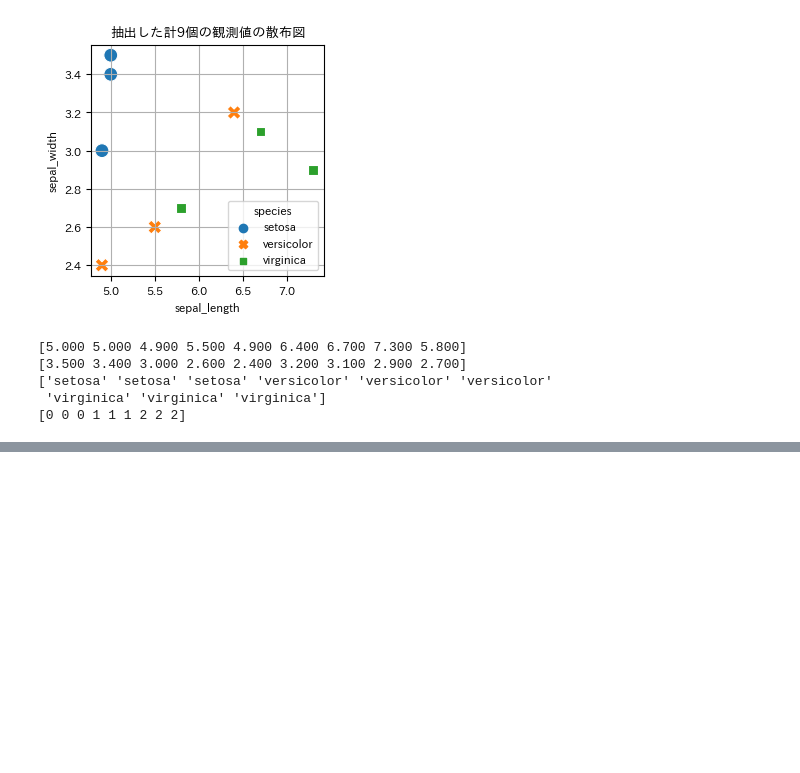
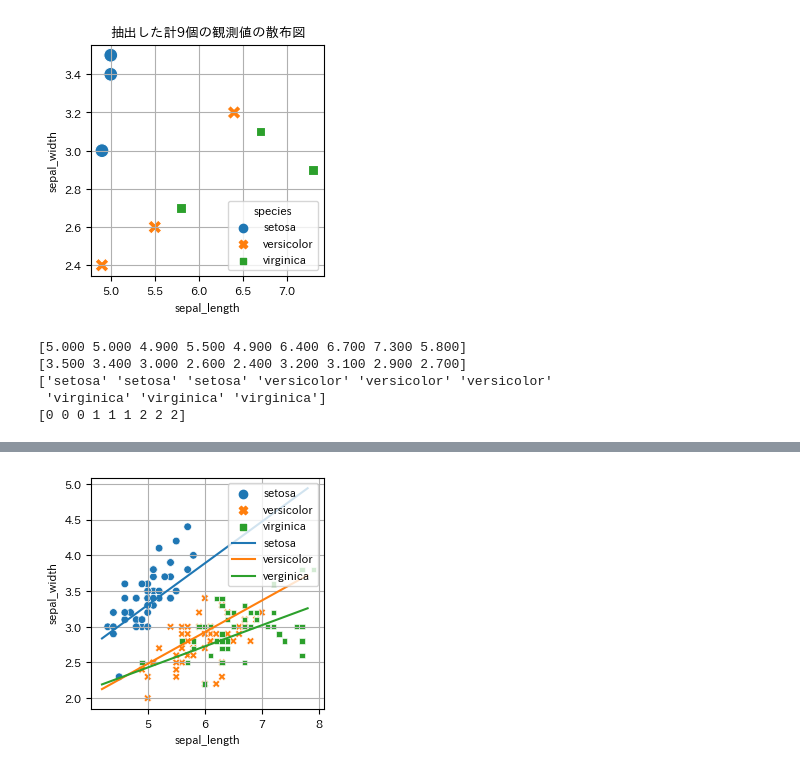
Before and after one commit to makkimaki/python-bayes-intro, a Jupyter notebook: すらすらベイズ写経_2.ipynb, the cells around one changed output, grey strips where cells are left out. Saved outputs shown, nothing was run; the diff lists cells and outputs as text; code cells hidden in the pictures; blank space fills up the shorter version.

```diff
--- a/すらすらベイズ写経_2.ipynb
+++ b/すらすらベイズ写経_2.ipynb
@@ -439,0 +531,24 @@ print(cl)
+# %%
+x_range = np.array([
+    df["sepal_length"].min() - 0.1,
+    df["sepal_length"].max() - 0.1,
+    ])
+y0_range = alpha0 * x_range + beta0
+y1_range = alpha1 * x_range + beta1
+y2_range = alpha2 * x_range + beta2
+
+sns.scatterplot(
+    x="sepal_length",
+    y="sepal_width",
+    data=df,
+    hue="species",
+    style="species",
+    s=30
+    )
+plt.plot(x_range, y0_range, label="setosa")
+plt.plot(x_range, y1_range, label="versicolor")
+plt.plot(x_range, y2_range, label="verginica")
+plt.legend()
+plt.show()
+# %% [output]
+[figure, added]
```
Also changed, not shown: parts of 26 cells of this notebook.
